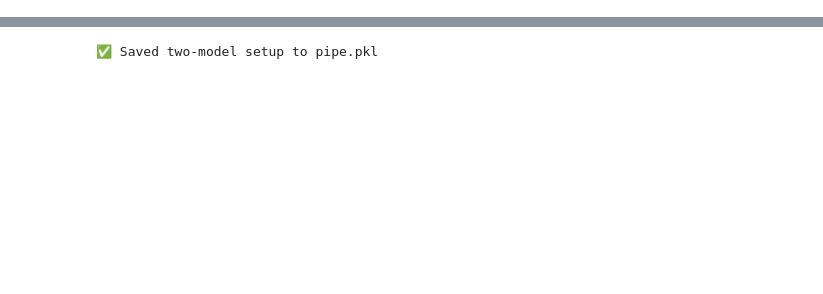
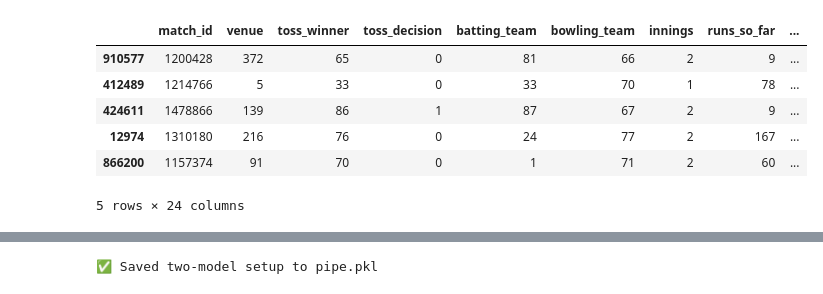
Before and after one commit to SmartyPaants/T20-Internationals-Prediction, a Jupyter notebook: training.ipynb, the cells around one changed output, grey strips where cells are left out. Cells and saved outputs as stored; diff of their text form; code cells hidden in the pictures; blank space fills up the shorter version.

Commit message:
phase featues

```diff
--- a/training.ipynb
+++ b/training.ipynb
@@ -27,3 +57,14 @@ data[numeric_cols] = data[numeric_cols].fillna(-1)
+# %%
+for phase in ['pp_runs', 'mid_runs', 'death_runs']:
+    data[f"{phase}_known"] = data[phase].notna().astype(int)
 # %%
-from sklearn.preprocessing import LabelEncoder
+data.sample(5)
+# %% [output]
+|  | match_id | venue | toss_winner | toss_decision | batting_team | bowling_team | innings | runs_so_far | ... |
+| 910577 | 1200428 | 372 | 65 | 0 | 81 | 66 | 2 | 9 | ... |
+| 412489 | 1214766 | 5 | 33 | 0 | 33 | 70 | 1 | 78 | ... |
+| 424611 | 1478866 | 139 | 86 | 1 | 87 | 67 | 2 | 9 | ... |
+| 12974 | 1310180 | 216 | 76 | 0 | 24 | 77 | 2 | 167 | ... |
+| 866200 | 1157374 | 91 | 70 | 0 | 1 | 71 | 2 | 60 | ... |
+5 rows × 24 columns
 # %%
```
Also changed, not shown: parts of 13 cells of this notebook, 2 other files.
